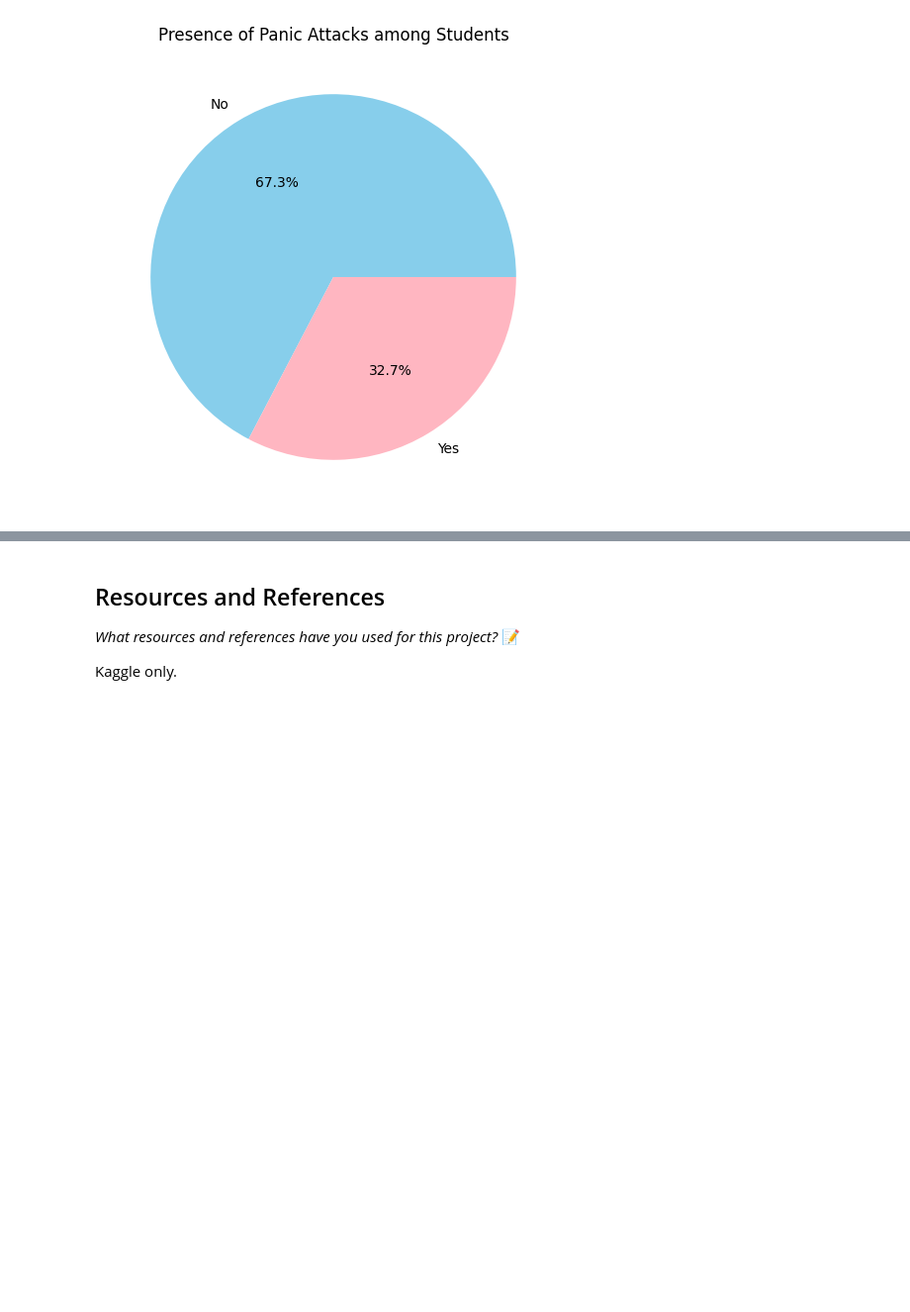
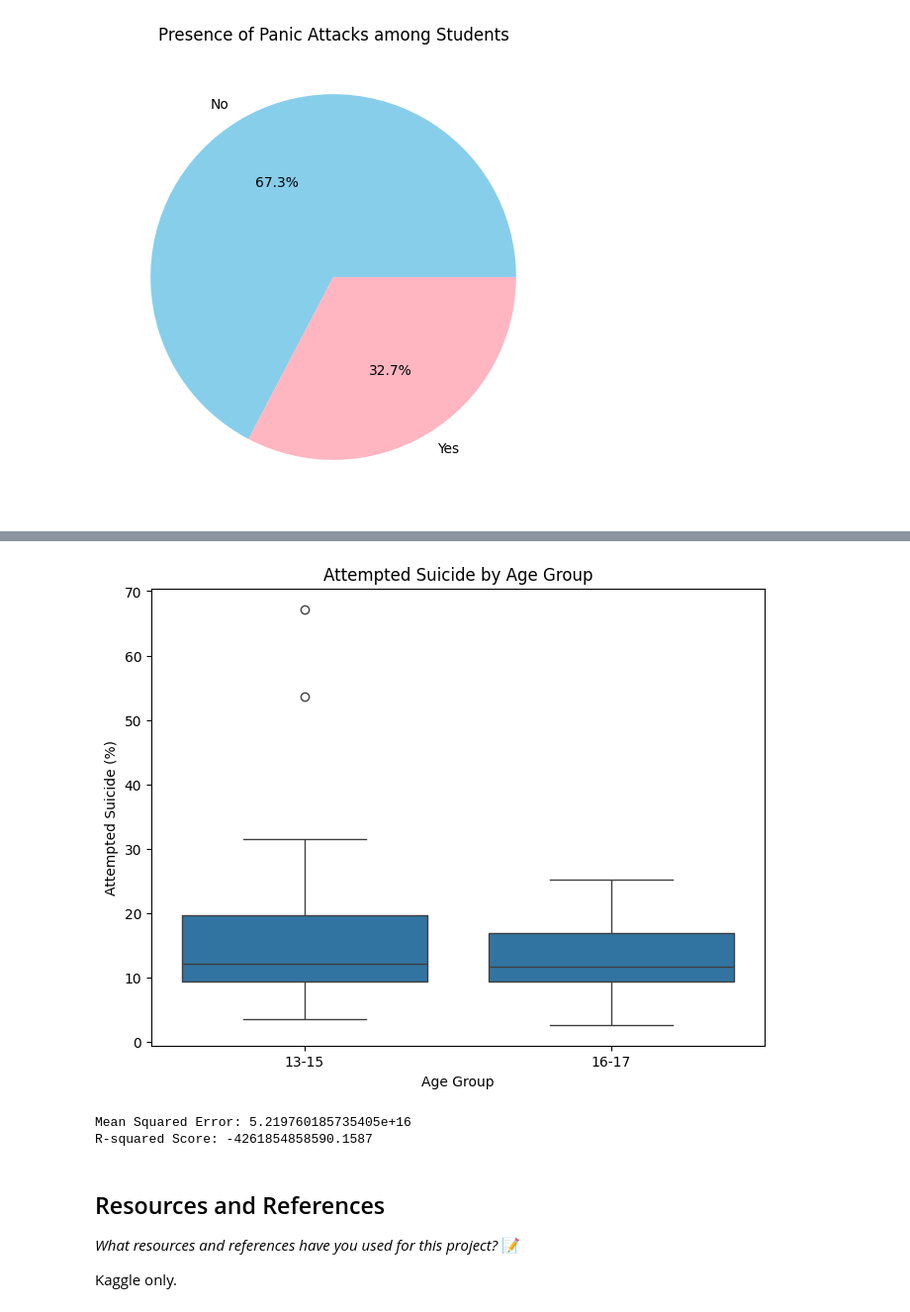
Before and after one commit to IT4063C-Fall23/final-project-elzamc, a Jupyter notebook: source.ipynb, the cells around one changed output, grey strips where cells are left out. Shown at 99% size. Saved outputs shown, nothing was run; the diff lists cells and outputs as text; code cells hidden in the pictures; blank space fills up the shorter version.

```diff
--- a/source.ipynb
+++ b/source.ipynb
@@ -208,3 +240,78 @@ plt.show()
+# %%
+data = suicidal_behaviors
+plt.figure(figsize=(8, 6))
+sns.boxplot(x='Age Group', y='Attempted_suicide', data=data)
+plt.title('Attempted Suicide by Age Group')
+plt.xlabel('Age Group')
+plt.ylabel('Attempted Suicide (%)')
+plt.show()
+# %% [output]
+[figure, added]
+# %%
+import pandas as pd
+from sklearn.model_selection import train_test_split
+from sklearn.linear_model import LinearRegression
+from sklearn.preprocessing import OneHotEncoder
+from sklearn.compose import ColumnTransformer
+from sklearn.pipeline import Pipeline
+from sklearn.impute import SimpleImputer
+from sklearn.metrics import mean_squared_error, r2_score
+
+# Load the dataset
+data = health_in_tech
+
+# Selecting features and target variable
+features = ["Age", "Gender", "Country", "self_employed", "family_history", "treatment", "work_interfere",
+            "no_employees", "remote_work", "tech_company", "benefits", "care_options", "wellness_program",
+            "seek_help", "anonymity", "leave", "mental_health_consequence", "phys_health_consequence",
+            "coworkers", "supervisor", "mental_health_interview", "phys_health_interview",
+            "mental_vs_physical", "obs_consequence"]
+
+target = "Age"  # Replace 'comments' with the actual target variable you want to predict
+
+# Filtering features and target variable
+data_filtered = data[features + [target]]
+
+# Splitting the data into training and testing sets
+X_train, X_test, y_train, y_test = train_test_split(data_filtered.drop(target, axis=1),
+                                                    data_filtered[target],
+                                                    test_size=0.2, random_state=42)
+
+# Preprocessing categorical features and handling missing values
+categorical_features = X_train.select_dtypes(include=['object']).columns.tolist()
+numeric_features = X_train.select_dtypes(include=['int64', 'float64']).columns.tolist()
+
+numeric_transformer = SimpleImputer(strategy='mean')
+categorical_transformer = Pipeline(steps=[
+    ('imputer', SimpleImputer(strategy='most_frequent')),
+    ('onehot', OneHotEncoder(handle_unknown='ignore'))
+])
+
+preprocessor = ColumnTransformer(
+    transformers=[
+        ('num', numeric_transformer, numeric_features),
+        ('cat', categorical_transformer, categorical_features)
+    ])
+
+# Creating the linear regression model pipeline
+lr_pipeline = Pipeline(steps=[('preprocessor', preprocessor),
+                              ('regressor', LinearRegression())])
+
+# Training the model
+lr_pipeline.fit(X_train, y_train)
+
+# Predicting on the test set
+y_pred = lr_pipeline.predict(X_test)
+
+# Evaluating the model
+mse = mean_squared_error(y_test, y_pred)
+r2 = r2_score(y_test, y_pred)
+
+print(f"Mean Squared Error: {mse}")
+print(f"R-squared Score: {r2}")
+# %% [output]
+Mean Squared Error: 5.219760185735405e+16
+R-squared Score: -4261854858590.1587
 # %% [markdown]
 ## Resources and References
 *What resources and references have you used for this project?*
```
Also changed, not shown: parts of 3 cells of this notebook, 2 other files.
